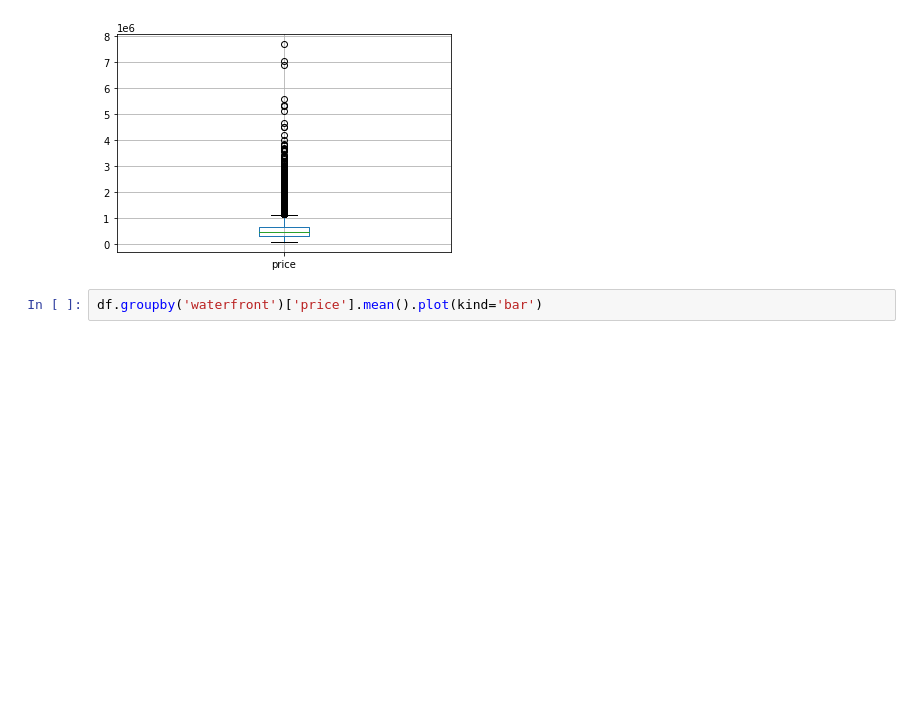
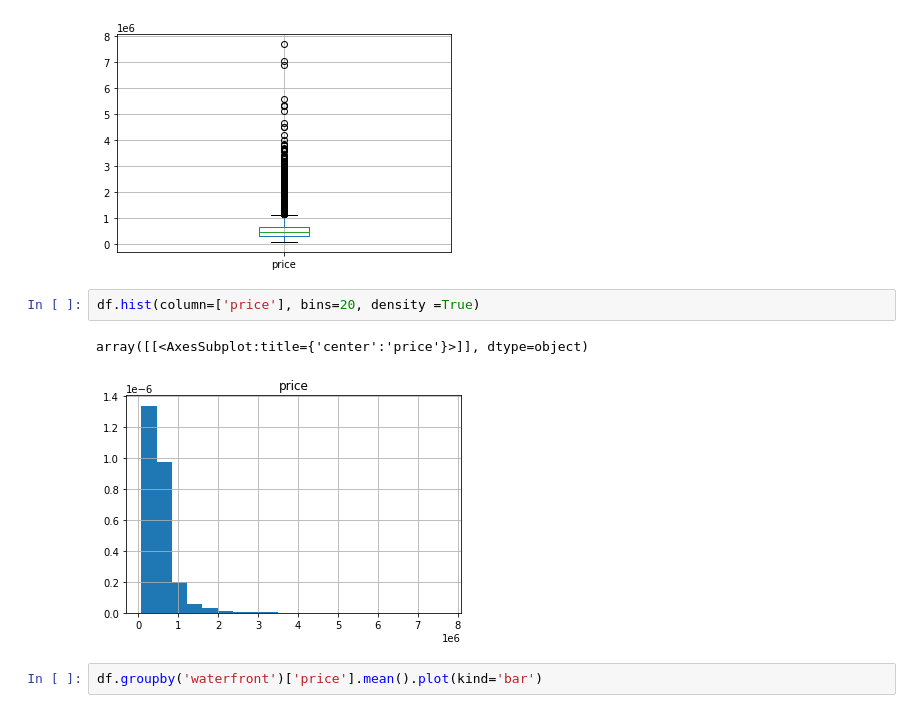
Before and after one commit to markrubin85/Real_Estate_Value_Prediction_Model, a Jupyter notebook: Data_Cleaning.ipynb, the cells around one changed output. Drawn from its saved outputs; the diff is of its cells as text; blank space fills up the shorter version.

```diff
--- a/Data_Cleaning.ipynb
+++ b/Data_Cleaning.ipynb
@@ -98,6 +98,11 @@ df.boxplot(['price'])
 # %% [output]
 <AxesSubplot:>
 [figure]
+# %%
+df.hist(column=['price'], bins=20, density =True)
+# %% [output]
+array([[<AxesSubplot:title={'center':'price'}>]], dtype=object)
+[figure, added]
 # %%
 df.groupby('waterfront')['price'].mean().plot(kind='bar')
 # %% [output]
```
Also changed, not shown: parts of 102 cells of this notebook, 11 other files.
